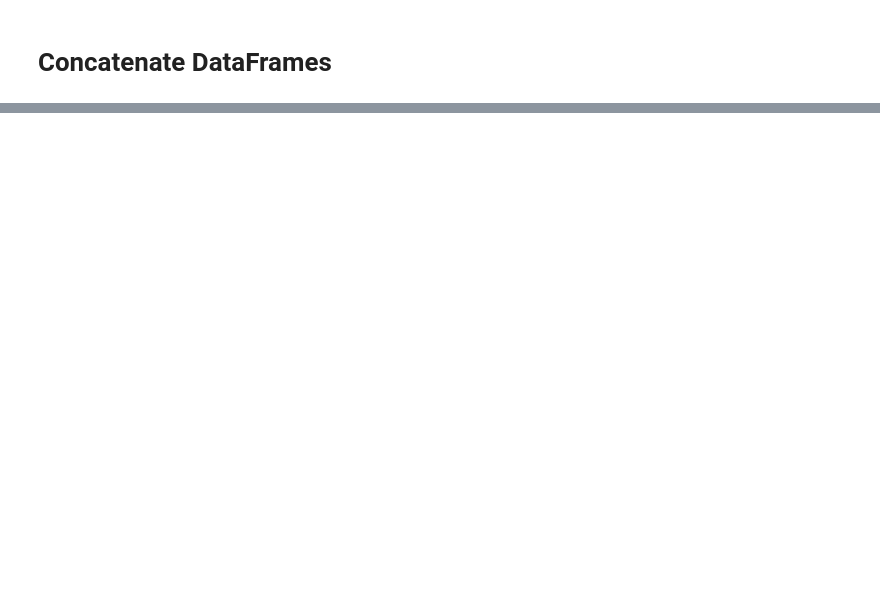
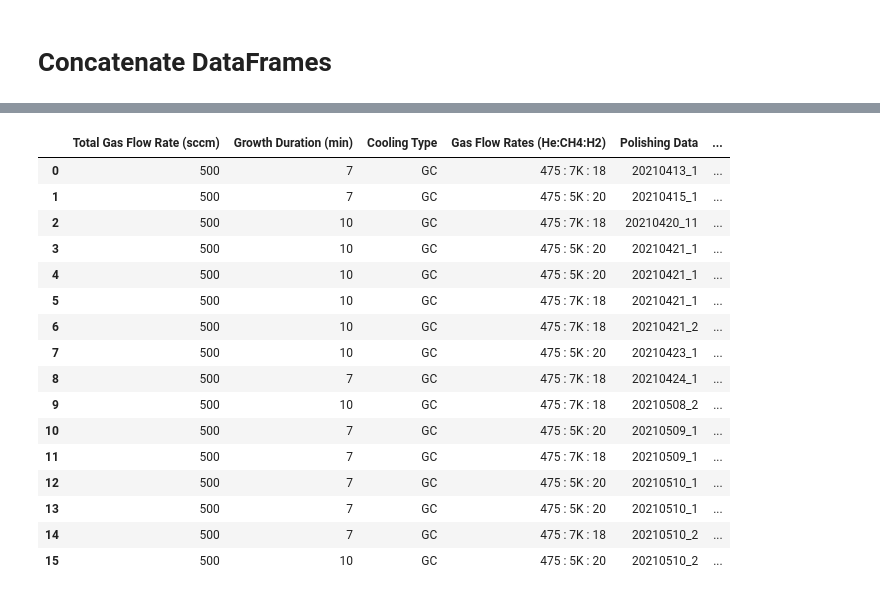
Before and after one commit to AagamShah97/DoE_Analysis, a Jupyter notebook: data/Clean Data.ipynb, the cells around one changed output, grey strips where cells are left out. Saved outputs shown, nothing was run; the diff lists cells and outputs as text; code cells hidden in the pictures; blank space fills up the shorter version.

```diff
--- a/data/Clean Data.ipynb
+++ b/data/Clean Data.ipynb
@@ -346,0 +385,20 @@ df.to_csv('DoE_Data_1_4.csv')
+# %%
+doe5
+# %% [output]
+|  | Total Gas Flow Rate (sccm) | Growth Duration (min) | Cooling Type | Gas Flow Rates (He:CH4:H2) | Polishing Data | ... |
+| 0 | 500 | 7 | GC | 475 : 7K : 18 | 20210413_1 | ... |
+| 1 | 500 | 7 | GC | 475 : 5K : 20 | 20210415_1 | ... |
+| 2 | 500 | 10 | GC | 475 : 7K : 18 | 20210420_11 | ... |
+| 3 | 500 | 10 | GC | 475 : 5K : 20 | 20210421_1 | ... |
+| 4 | 500 | 10 | GC | 475 : 5K : 20 | 20210421_1 | ... |
+| 5 | 500 | 10 | GC | 475 : 7K : 18 | 20210421_1 | ... |
+| 6 | 500 | 10 | GC | 475 : 7K : 18 | 20210421_2 | ... |
+| 7 | 500 | 10 | GC | 475 : 5K : 20 | 20210423_1 | ... |
+| 8 | 500 | 7 | GC | 475 : 7K : 18 | 20210424_1 | ... |
+| 9 | 500 | 10 | GC | 475 : 7K : 18 | 20210508_2 | ... |
+| 10 | 500 | 7 | GC | 475 : 5K : 20 | 20210509_1 | ... |
+| 11 | 500 | 7 | GC | 475 : 7K : 18 | 20210509_1 | ... |
+| 12 | 500 | 7 | GC | 475 : 5K : 20 | 20210510_1 | ... |
+| 13 | 500 | 7 | GC | 475 : 5K : 20 | 20210510_1 | ... |
+| 14 | 500 | 7 | GC | 475 : 7K : 18 | 20210510_2 | ... |
+| 15 | 500 | 10 | GC | 475 : 5K : 20 | 20210510_2 | ... |
```
Also changed, not shown: parts of 16 cells of this notebook, 8 other files.
